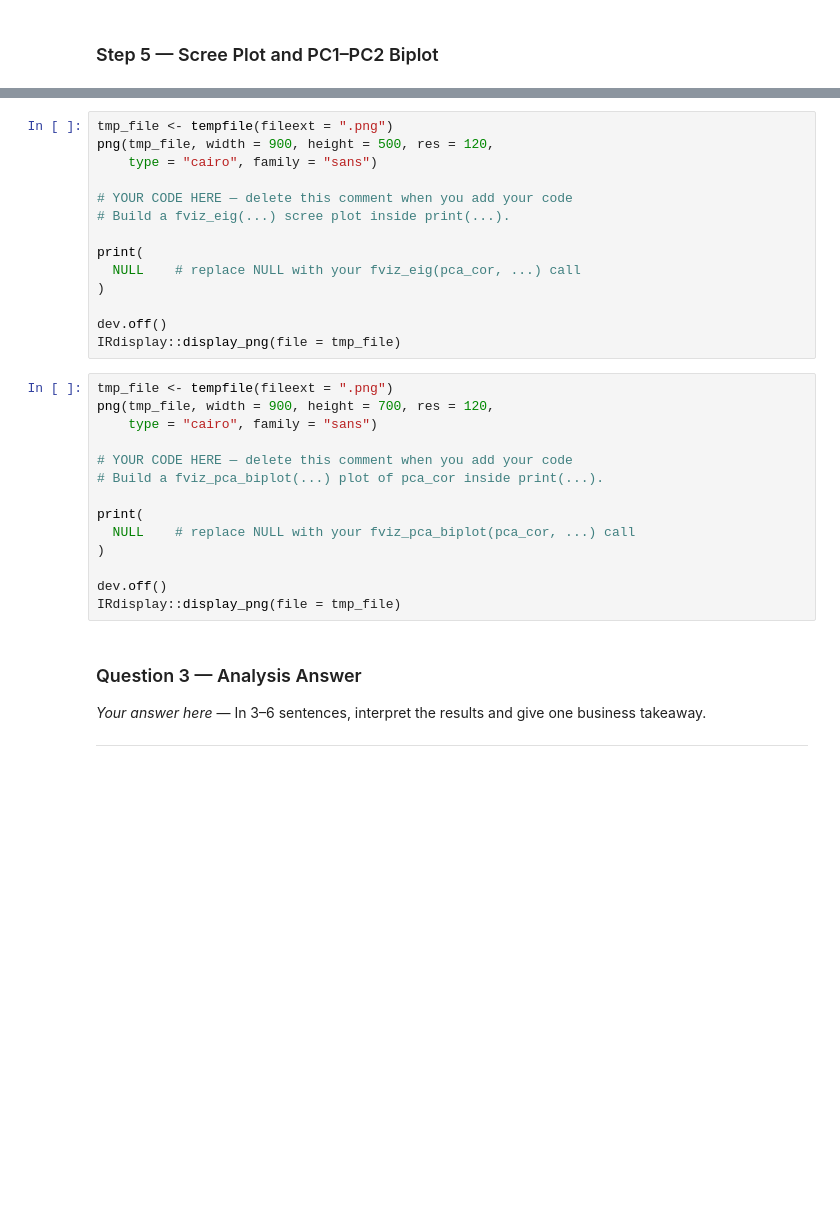
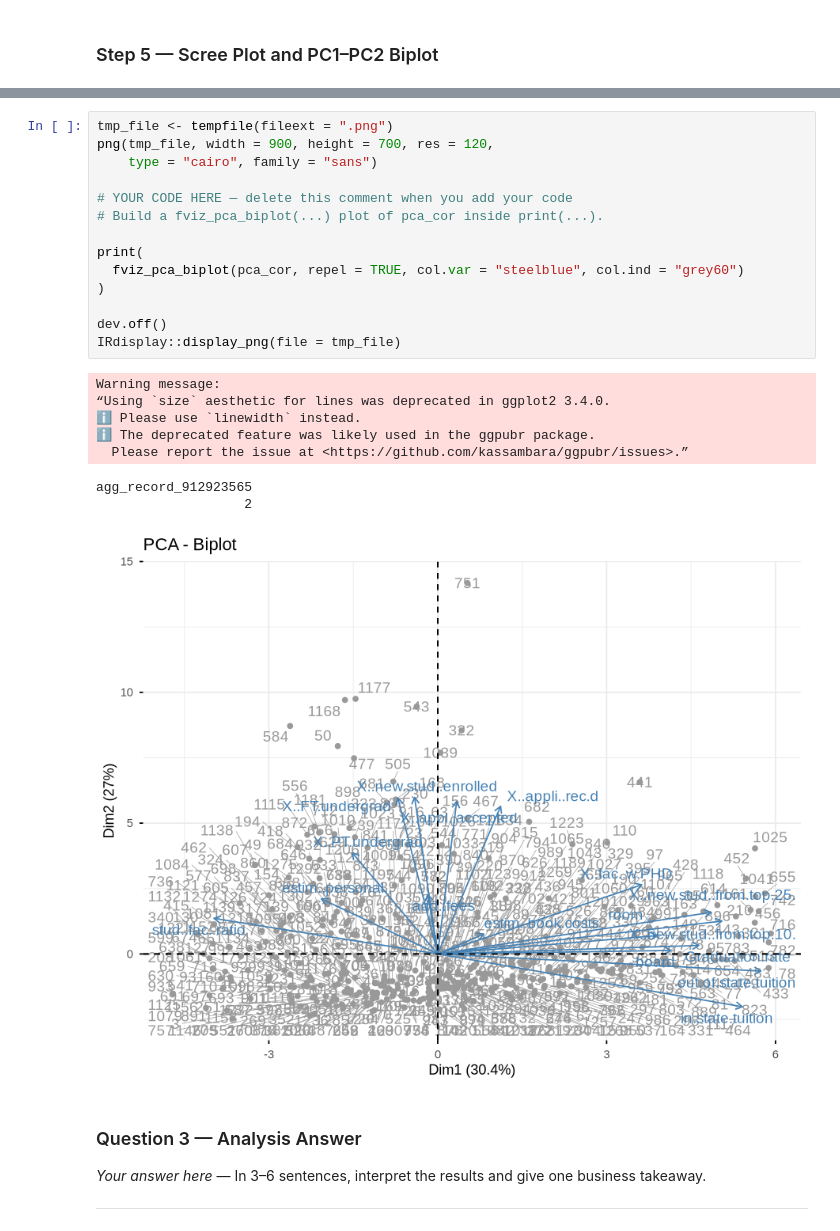
Before and after one commit to owenfrye1/MS3313-FryeV2, a Jupyter notebook: Homework/MS3313_Final_Exam.ipynb, the cells around one changed output, grey strips where cells are left out. Cells and saved outputs as stored; diff of their text form; blank space fills up the shorter version.

```diff
--- a/Homework/MS3313_Final_Exam.ipynb
+++ b/Homework/MS3313_Final_Exam.ipynb
@@ -335,31 +440,26 @@ cat("Cumulative variance explained =",
 # %%
 tmp_file <- tempfile(fileext = ".png")
-png(tmp_file, width = 900, height = 500, res = 120,
+png(tmp_file, width = 900, height = 700, res = 120,
     type = "cairo", family = "sans")
 
 # YOUR CODE HERE — delete this comment when you add your code
-# Build a fviz_eig(...) scree plot inside print(...).
+# Build a fviz_pca_biplot(...) plot of pca_cor inside print(...).
 
 print(
-  NULL    # replace NULL with your fviz_eig(pca_cor, ...) call
+  fviz_pca_biplot(pca_cor, repel = TRUE, col.var = "steelblue", col.ind = "grey60")
 )
 
 dev.off()
 IRdisplay::display_png(file = tmp_file)
+# %% [output]
+Warning message:
+“Using `size` aesthetic for lines was deprecated in ggplot2 3.4.0.
+ℹ Please use `linewidth` instead.
+ℹ The deprecated feature was likely used in the ggpubr package.
+  Please report the issue at <https://github.com/kassambara/ggpubr/issues>.”
+agg_record_912923565
+                   2
+[figure, added]
-# %%
-tmp_file <- tempfile(fileext = ".png")
-png(tmp_file, width = 900, height = 700, res = 120,
-    type = "cairo", family = "sans")
-
-# YOUR CODE HERE — delete this comment when you add your code
-# Build a fviz_pca_biplot(...) plot of pca_cor inside print(...).
-
-print(
-  NULL    # replace NULL with your fviz_pca_biplot(pca_cor, ...) call
-)
-
-dev.off()
-IRdisplay::display_png(file = tmp_file)
 # %% [markdown]
 ### Question 3 — Analysis Answer
 
```
Also changed, not shown: parts of 28 cells of this notebook.
